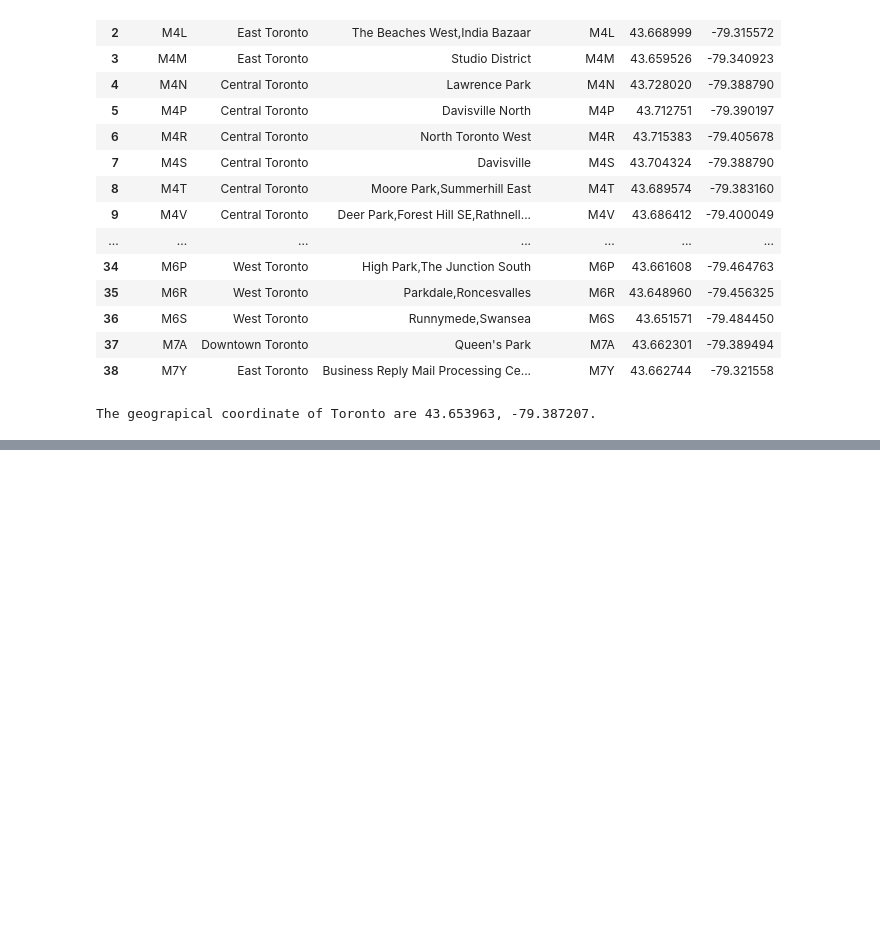
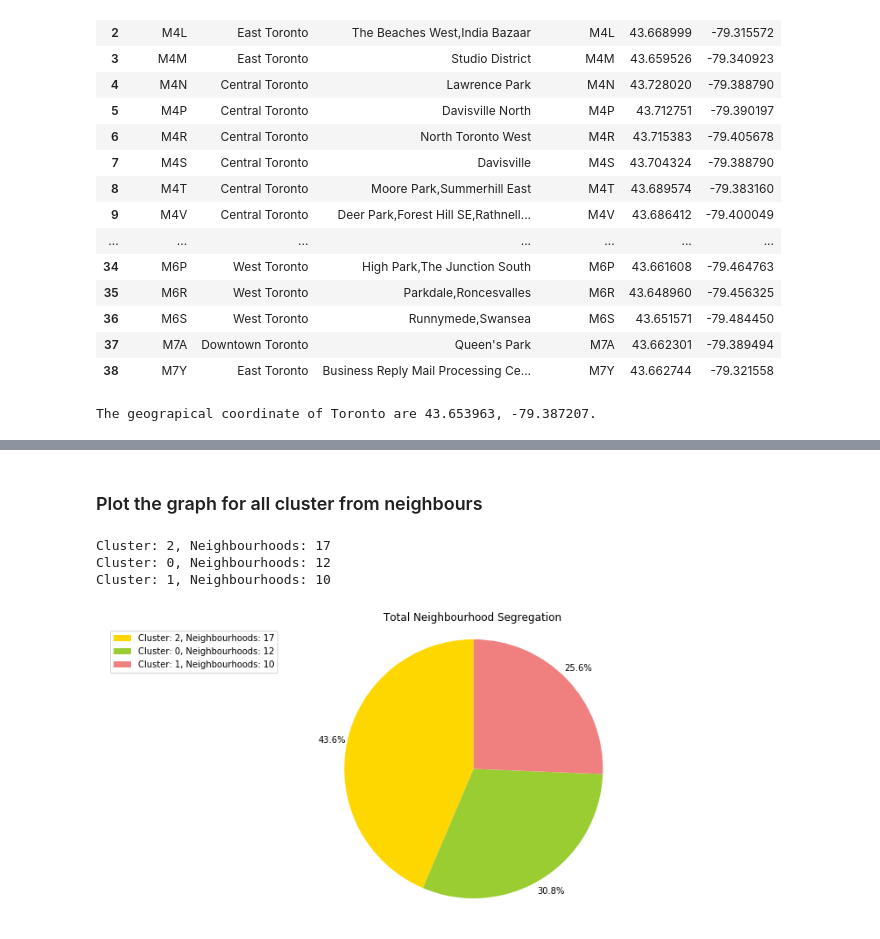
Before and after one commit to Avik-Data/Coursera_Capstone, a Jupyter notebook: Toronto neighborhood Analysis.ipynb, the cells around one changed output, grey strips where cells are left out. Drawn from its saved outputs; the diff is of its cells as text; code cells hidden in the pictures; blank space fills up the shorter version.

```diff
--- a/Toronto neighborhood Analysis.ipynb
+++ b/Toronto neighborhood Analysis.ipynb
@@ -229,0 +876,4 @@ CLIENT_SECRET:LAX2X2AGVTS4WL2XGF1X135UBVHDPJQKHZYQX5QO03OG2ISS
+# %%
+neighborhoods_venues_sorted = neighborhoods_venues_sorted_order.copy()
+toronto_merged = df_toronto_borough.copy()
+neighborhoods_venues_sorted_order.head()
@@ -229,0 +887,4 @@ CLIENT_SECRET:LAX2X2AGVTS4WL2XGF1X135UBVHDPJQKHZYQX5QO03OG2ISS
+# %%
+# add label to cluster dataframe
+toronto_super_total_label = toronto_super_total.copy()
+toronto_super_total_label.insert(0, 'Cluster Labels', agglom.labels_)
@@ -229,0 +893,11 @@ CLIENT_SECRET:LAX2X2AGVTS4WL2XGF1X135UBVHDPJQKHZYQX5QO03OG2ISS
+# %%
+# add clustering labels
+#neighborhoods_venues_sorted = neighborhoods_venues_sorted_order
+#neighborhoods_venues_sorted.insert(0, 'Cluster Labels', agglom.labels_)
+
+#toronto_merged = df_toronto_borough
+
+# merge toronto_grouped with toronto_data to add latitude/longitude for each neighborhood
+toronto_merged = toronto_merged.join(toronto_super_total_label.set_index('Neighbourhood'), on='Neighbourhood')
+
+toronto_merged.head() # check the last columns!
@@ -229,0 +1011,34 @@ CLIENT_SECRET:LAX2X2AGVTS4WL2XGF1X135UBVHDPJQKHZYQX5QO03OG2ISS
+# %% [markdown]
+<H3> Plot the graph for all cluster from neighbours</h3>
+# %%
+legend_list=[]
+small_legend=[]
+for index, rows in pd.DataFrame(toronto_merged['Cluster Labels'].value_counts().reset_index()).iterrows():
+    legend_list.append('Cluster: {}, Neighbourhoods: {}'.format(rows[0],rows[1]))
+    small_legend.append('Cluster: {}'.format(rows[0]))
+    print(legend_list[index])
+# %% [output]
+Cluster: 2, Neighbourhoods: 17
+Cluster: 0, Neighbourhoods: 12
+Cluster: 1, Neighbourhoods: 10
+# %%
+#legend_list=list(count.index)
+colors_list = ['gold', 'yellowgreen', 'lightcoral']
+toronto_merged['Cluster Labels'].value_counts().plot(kind='pie',
+                                                          figsize=(15,6),
+                                                          labels=None,
+                                                          autopct='%1.1f%%',
+                                                          startangle=90,
+                                                          shadow=False,
+                                                          colors=colors_list,
+                                                          pctdistance=1.12,subplots=True)
+
+
+plt.title('Total Neighbourhood Segregation')
+plt.ylabel('')
+plt.axis('equal')
+plt.legend(labels=legend_list,loc='upper left')
+
+plt.show()
+# %% [output]
+[figure, added]
```
Also changed, not shown: parts of 78 cells of this notebook.
